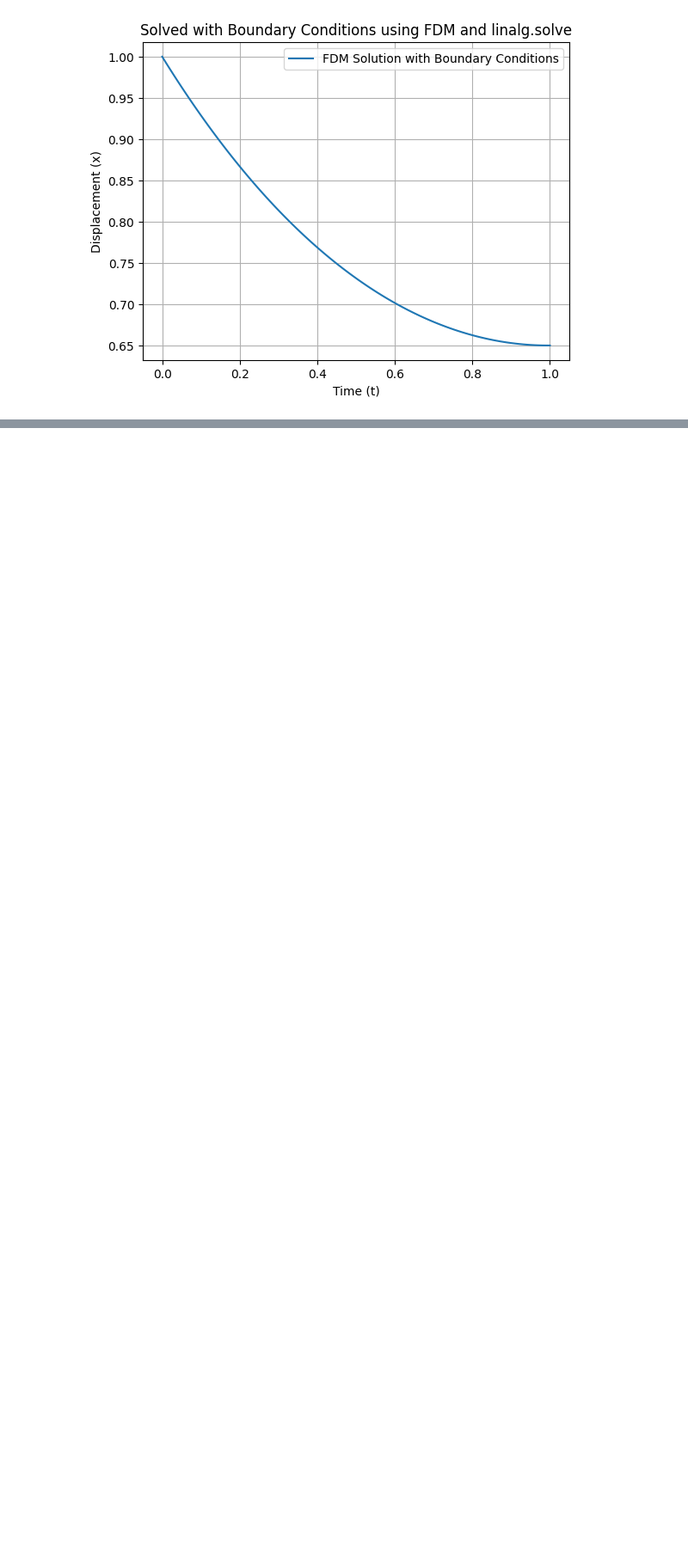
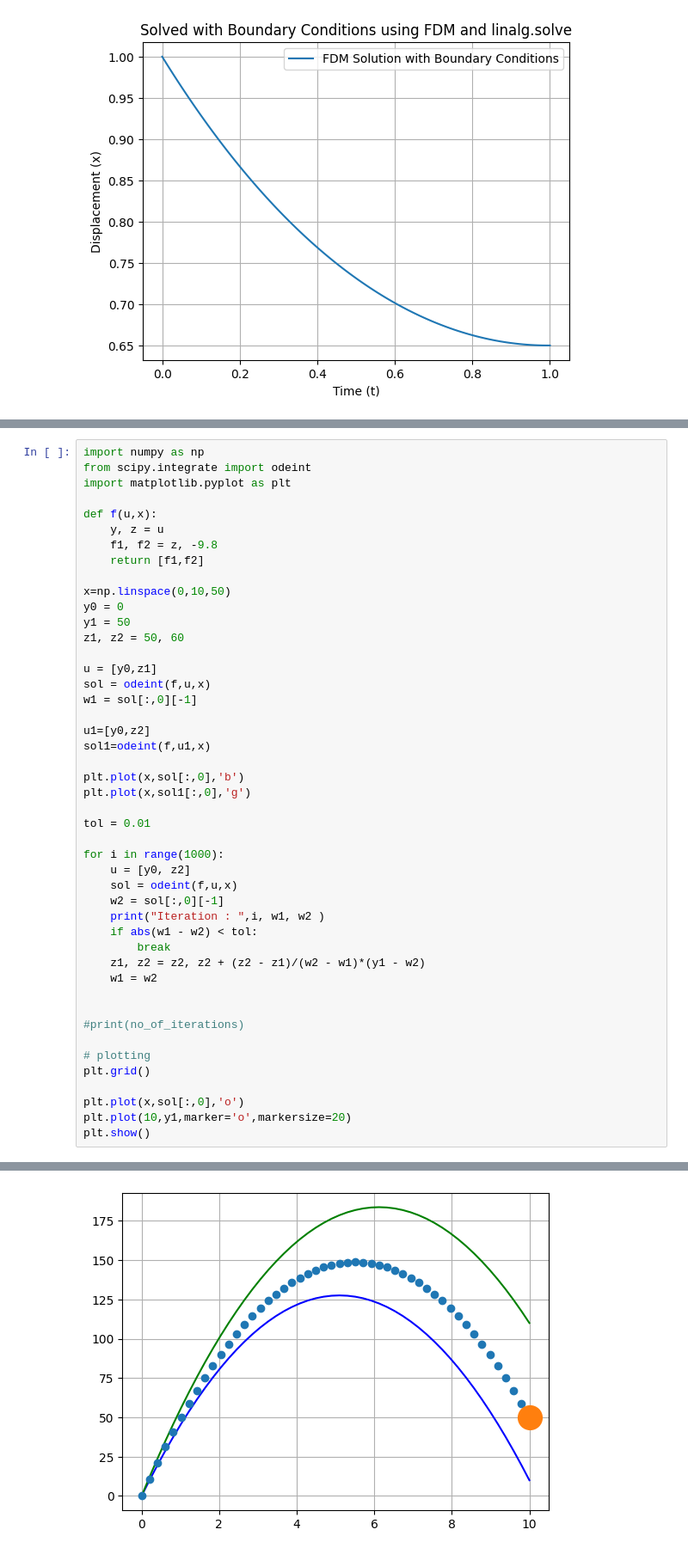
Before and after one commit to navgaur/Mathematical-Physics-III, a Jupyter notebook: DE_UGCF.ipynb, the cells around one changed output, grey strips where cells are left out. Shown at 86% size. Saved outputs shown, nothing was run; the diff lists cells and outputs as text; blank space fills up the shorter version.

```diff
--- a/DE_UGCF.ipynb
+++ b/DE_UGCF.ipynb
@@ -325,0 +329,47 @@ plt.show()
+# %%
+import numpy as np
+from scipy.integrate import odeint
+import matplotlib.pyplot as plt
+
+def f(u,x):
+    y, z = u
+    f1, f2 = z, -9.8
+    return [f1,f2]
+
+x=np.linspace(0,10,50)
+y0 = 0
+y1 = 50
+z1, z2 = 50, 60
+
+u = [y0,z1]
+sol = odeint(f,u,x)
+w1 = sol[:,0][-1]
+
+u1=[y0,z2]
+sol1=odeint(f,u1,x)
+
+plt.plot(x,sol[:,0],'b')
+plt.plot(x,sol1[:,0],'g')
+
+tol = 0.01
+
+for i in range(1000):
+    u = [y0, z2]
+    sol = odeint(f,u,x)
+    w2 = sol[:,0][-1]
+    print("Iteration : ",i, w1, w2 )
+    if abs(w1 - w2) < tol:
+        break
+    z1, z2 = z2, z2 + (z2 - z1)/(w2 - w1)*(y1 - w2)
+    w1 = w2
+
+
+#print(no_of_iterations)
+
+# plotting
+plt.grid()
+
+plt.plot(x,sol[:,0],'o')
+plt.plot(10,y1,marker='o',markersize=20)
+plt.show()
+# %% [output]
@@ -325,0 +379 @@ plt.show()
+[figure, added]
```
Also changed, not shown: parts of 2 cells of this notebook.
